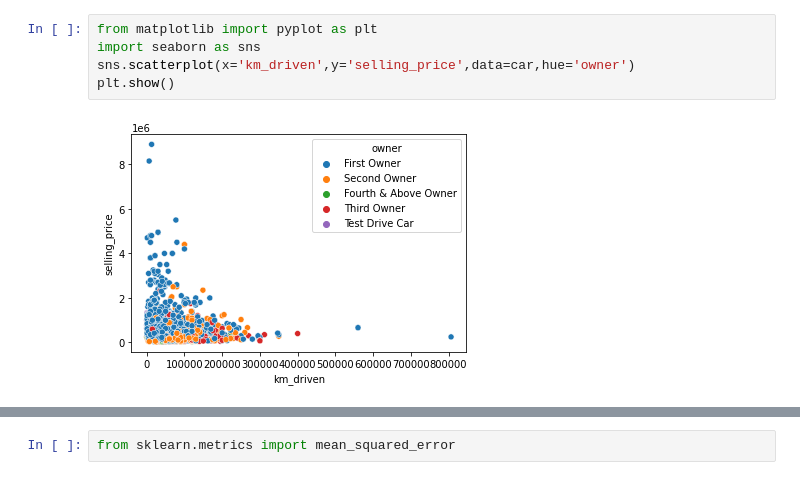
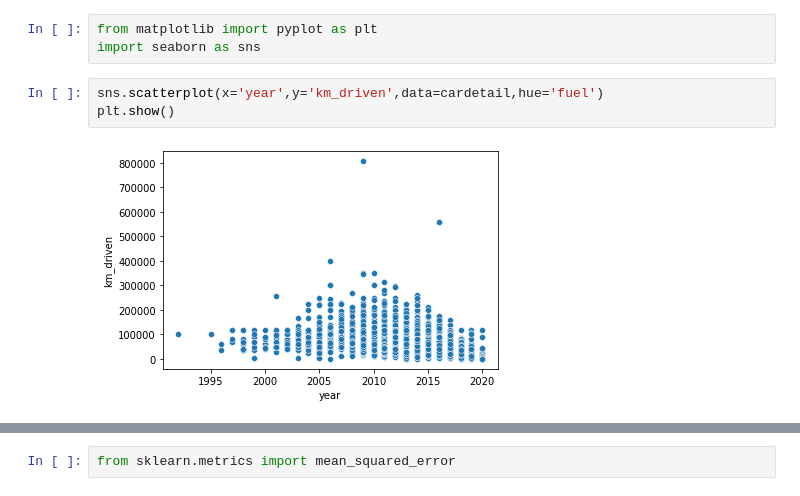
Before and after one commit to praxton74/Assignment-1-2025, a Jupyter notebook: linear_regression.ipynb, the cells around one changed output, grey strips where cells are left out. Drawn from its saved outputs; the diff is of its cells as text.

```diff
--- a/linear_regression.ipynb
+++ b/linear_regression.ipynb
@@ -32,7 +59,8 @@ car[car['km_driven']>90000]
 # %%
 from matplotlib import pyplot as plt
 import seaborn as sns
-sns.scatterplot(x='km_driven',y='selling_price',data=car,hue='owner')
-plt.show()
-# %% [output]
-[figure, removed]
+# %%
+sns.scatterplot(x='year',y='km_driven',data=cardetail,hue='fuel')
+plt.show()
+# %% [output]
+[figure, added]
```
Also changed, not shown: parts of 33 cells of this notebook.
